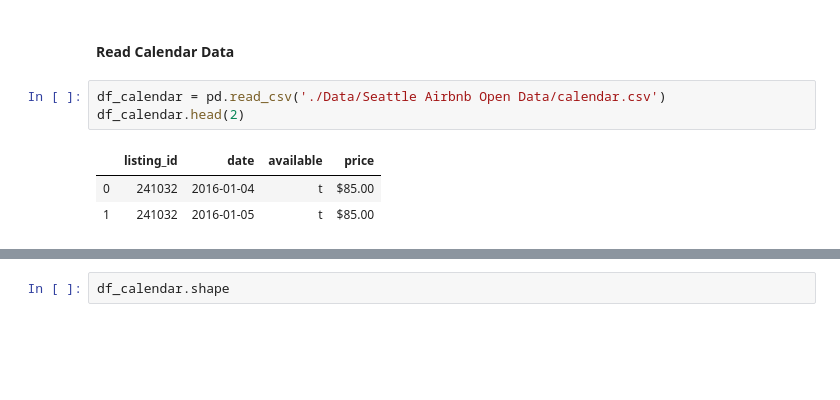
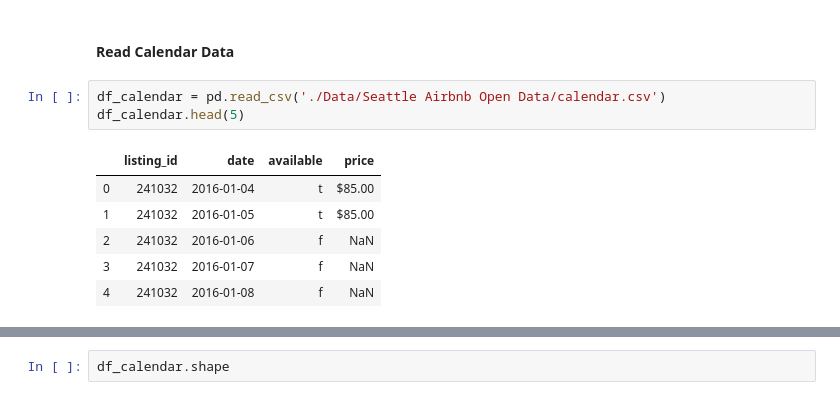
Before and after one commit to FRANZKAFKA13/Udacity-Data-Science, a Jupyter notebook: Project 1/Project_1.ipynb, the cells around one changed output, grey strips where cells are left out. Drawn from its saved outputs; the diff is of its cells as text; blank space fills up the shorter version.

```diff
--- a/Project 1/Project_1.ipynb
+++ b/Project 1/Project_1.ipynb
@@ -82,8 +102,11 @@ memory usage: 2.7+ MB
 #### Read Calendar Data
 # %%
 df_calendar = pd.read_csv('./Data/Seattle Airbnb Open Data/calendar.csv')
-df_calendar.head(2)
+df_calendar.head(5)
 # %% [output]
 |  | listing_id | date | available | price |
 | 0 | 241032 | 2016-01-04 | t | $85.00 |
 | 1 | 241032 | 2016-01-05 | t | $85.00 |
+| 2 | 241032 | 2016-01-06 | f | NaN |
+| 3 | 241032 | 2016-01-07 | f | NaN |
+| 4 | 241032 | 2016-01-08 | f | NaN |
```
Also changed, not shown: parts of 133 cells of this notebook.
